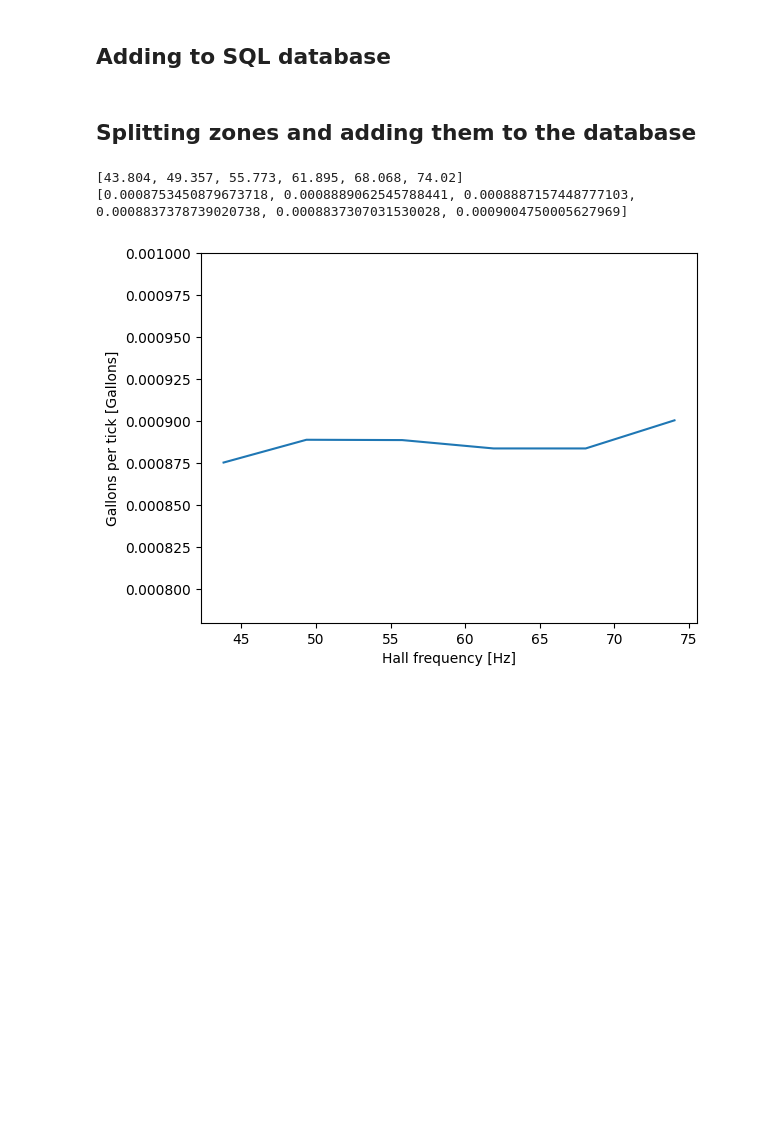
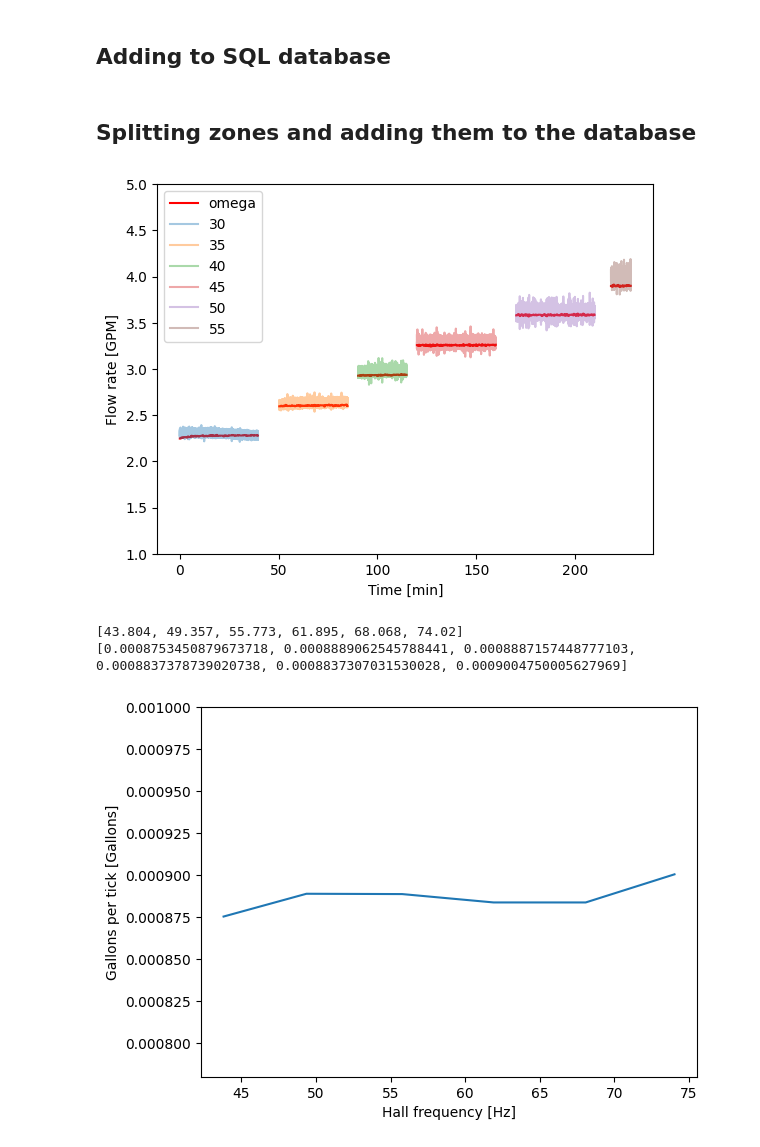
Before and after one commit to thdfw/gwks, a Jupyter notebook: pico/flowmeter/flow_data_analysis/zones_analysis.ipynb, the cells around one changed output. Drawn from its saved outputs; the diff is of its cells as text; code cells hidden in the pictures; blank space fills up the shorter version.

```diff
--- a/pico/flowmeter/flow_data_analysis/zones_analysis.ipynb
+++ b/pico/flowmeter/flow_data_analysis/zones_analysis.ipynb
@@ -230,35 +228,49 @@ for section in range(6):
 
     # Save values
     hall_gpt_list.append(hall_gallons_per_tick)
     frequency_list.append(round(np.mean(df[df.sensor=='Hall'].hall_frequency),3))
 
     # Compute GPM
     df['hall_GPM'] = df['hall_frequency'] * hall_gallons_per_tick * 60
     df['omega_GPM'] = df['omega_frequency'] * 1 * 60
 
     # Plot results
     if section==0:
         plt.plot(list(df.time_min), list(df.omega_GPM), alpha=1, color='red', label='omega')
     else:
         plt.plot(list(df.time_min), list(df.omega_GPM), alpha=1, color='red')
     plt.plot(list(df.time_min), list(df.hall_GPM), alpha=0.4, label=f'{30+section*5}')
     plt.ylabel('Flow rate [GPM]')
     plt.xlabel('Time [min]')
     plt.ylim([1,5])
     plt.legend()
 
     # Save experiment as a dict
+    df['time_pi_format'] = pd.to_datetime(df['time_pi'], unit='s')
     exp_dict = {
         'session_name': f"{file_path.split('/')[-2]}-{average_gpm}gpm",
         'zone_config': file_path.split('/')[-2],
         'flow_rate_gpm': average_gpm,
-        'start_time': tz.localize(list(df.time_pi)[0]),
-        'end_time': tz.localize(list(df.time_pi)[-1]),
+        'start_time': tz.localize(list(df.time_pi_format)[0]),
+        'end_time': tz.localize(list(df.time_pi_format)[-1]),
     }
     add_experiment(exp_dict)
 
+    '''
+    for row in range(len(df)):
+        row_dict = {
+            'id': 'A',
+            'pi_time_micro': list(df.time_pi)[row],
+            'ts': list(df.time)[row],
+            'flow_session': f"{file_path.split('/')[-2]}-{average_gpm}gpm",
+        }
+        add_timestamps(row_dict)
+    '''
+
 #plt.savefig('plot.png', dpi=200)
 plt.show()
+# %% [output]
+[figure, added]
 # %%
 #dict_list
 print(frequency_list)
```
Also changed, not shown: parts of 2 cells of this notebook, 1 other file.
